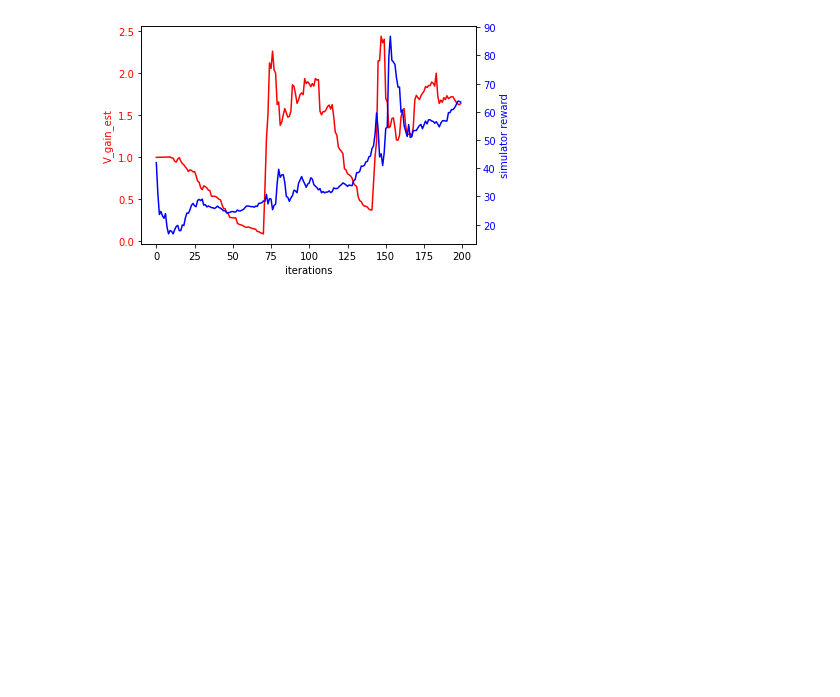
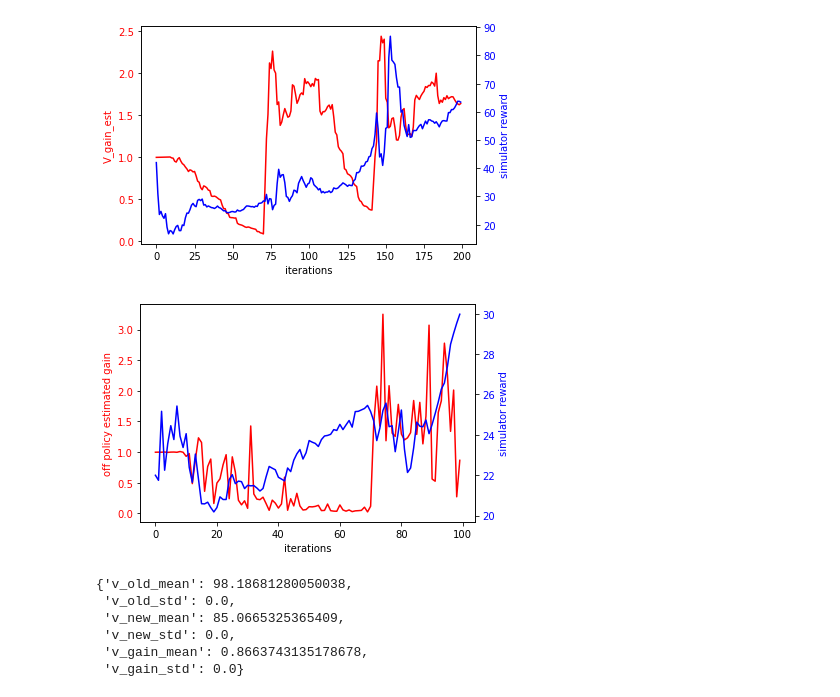
Before and after one commit to anyscale/rl-course, a Jupyter notebook: notebooks/04-application-recommender/04_05_offline-rl.ipynb, the cells around one changed output. Cells and saved outputs as stored; diff of their text form; code cells hidden in the pictures; blank space fills up the shorter version.

```diff
--- a/notebooks/04-application-recommender/04_05_offline-rl.ipynb
+++ b/notebooks/04-application-recommender/04_05_offline-rl.ipynb
@@ -173,2 +197,2 @@ from ray.rllib.agents.marwil import MARWILTrainer
 # %%
-trainer = MARWILTrainer(config=offline_trainer_config)
+marwil = marwil_config.build()
@@ -175,6 +201,6 @@ trainer = MARWILTrainer(config=offline_trainer_config)
 # %%
 for i in range(10):
-    trainer.train()
+    marwil.train()
 # %% [markdown]
 Ok, we apparently did some training. _How do we evaluate without a simulator?_
 # %% [markdown]
@@ -330,47 +360,59 @@ trainer.stop()
 # %%
 # SOLUTION
 import gym
 import numpy as np
 import matplotlib.pyplot as plt
-from ray.rllib.agents.marwil import MARWILTrainer
+from ray.rllib.algorithms.marwil import MARWIL, MARWILConfig
 
-offline_trainer_config = {
-    # These should look familiar:
-    "framework"             : "torch",
-    "create_env_on_driver"  : True,
-    "seed"                  : 0,
-    "model"                 : {
-        "fcnet_hiddens"     : [64, 64]
-    },
+# This is the same as before
+marwil_config = (
+    MARWILConfig()\
+    .framework("torch")\
+    .rollouts(create_env_on_local_worker=True)\
+    .debugging(seed=0, log_level="ERROR")\
+    .training(model={"fcnet_hiddens" : [32, 32]})\
+)
+# This is new for offline RL
+marwil_config = marwil_config.environment(
+    observation_space = gym.spaces.Box(low=np.array([-4.8, -np.inf, -0.42, -np.inf]),
+                                        high=np.array([4.8,  np.inf,  0.42,  np.inf])),
+    action_space = gym.spaces.Discrete(2),
+    env = "CartPole-v1" # for evaluation only
+).offline_data(
+    input_ = ["data/cartpolev1_offline.json"],
+    off_policy_estimation_methods={'simulation': {'type': 'simulation'}, 'wis': {'type': 'wis'}}
+)
 
-    # These are new for offline RL:
-    "input": ["data/cartpolev1_offline.json"],
-    "observation_space": gym.spaces.Box(low=np.array([-4.8, -np.inf, -0.42, -np.inf]),
-                                        high=np.array([4.8,  np.inf,  0.42,  np.inf])),
-    "action_space": gym.spaces.Discrete(2),
-    "input_evaluation" : ["simulation", "is", "wis"],
-    "env" : "CartPole-v1" # for evaluation only
-}
-
-trainer = MARWILTrainer(config=offline_trainer_config)
+marwil = marwil_config.build()
 
 # Training (and storing results)
 results_off = []
 results_sim = []
-for i in range(200):
-    r = trainer.train()
-    results_off.append(r["off_policy_estimator"]["wis"]['V_gain_est'])
+for i in range(100):
+    r = marwil.train()
+    results_off.append(r["off_policy_estimator"]["wis"]['v_gain_mean'])
     results_sim.append(r["episode_reward_mean"])
 
 # Plotting code (you can ignore)
 fig, ax1 = plt.subplots()
 ax1.set_xlabel('iterations')
-ax1.set_ylabel('V_gain_est', color='r')
+ax1.set_ylabel('off policy estimated gain', color='r')
 ax1.plot(results_off, color='r')
 ax1.tick_params(axis ='y', labelcolor='red')
 ax2 = ax1.twinx()
 ax2.set_ylabel('simulator reward', color='b')
 ax2.plot(results_sim, color='b')
 ax2.tick_params(axis ='y', labelcolor='blue')
 
-trainer.stop()
+marwil.stop()
+# %% [output]
+[figure, added]
+# %%
+r["off_policy_estimator"]["wis"]
+# %% [output]
+{'v_old_mean': 98.18681280050038,
+ 'v_old_std': 0.0,
+ 'v_new_mean': 85.0665325365409,
+ 'v_new_std': 0.0,
+ 'v_gain_mean': 0.8663743135178678,
+ 'v_gain_std': 0.0}
```
Also changed, not shown: parts of 18 cells of this notebook, 1 other file.
